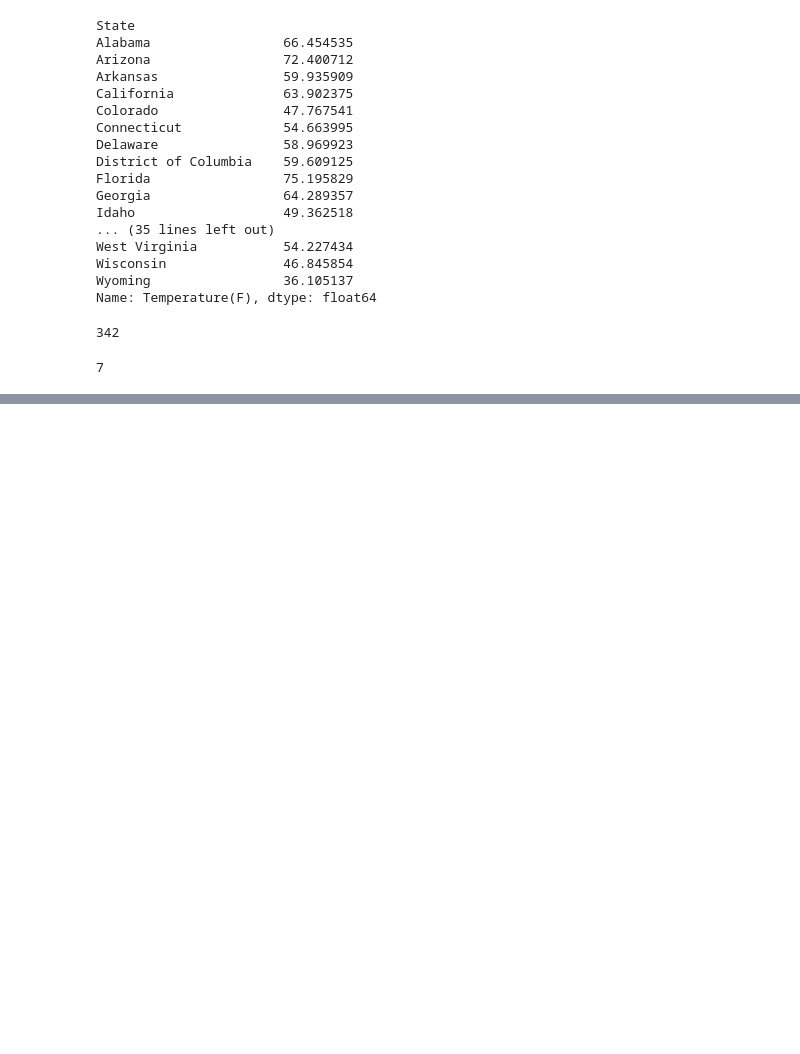
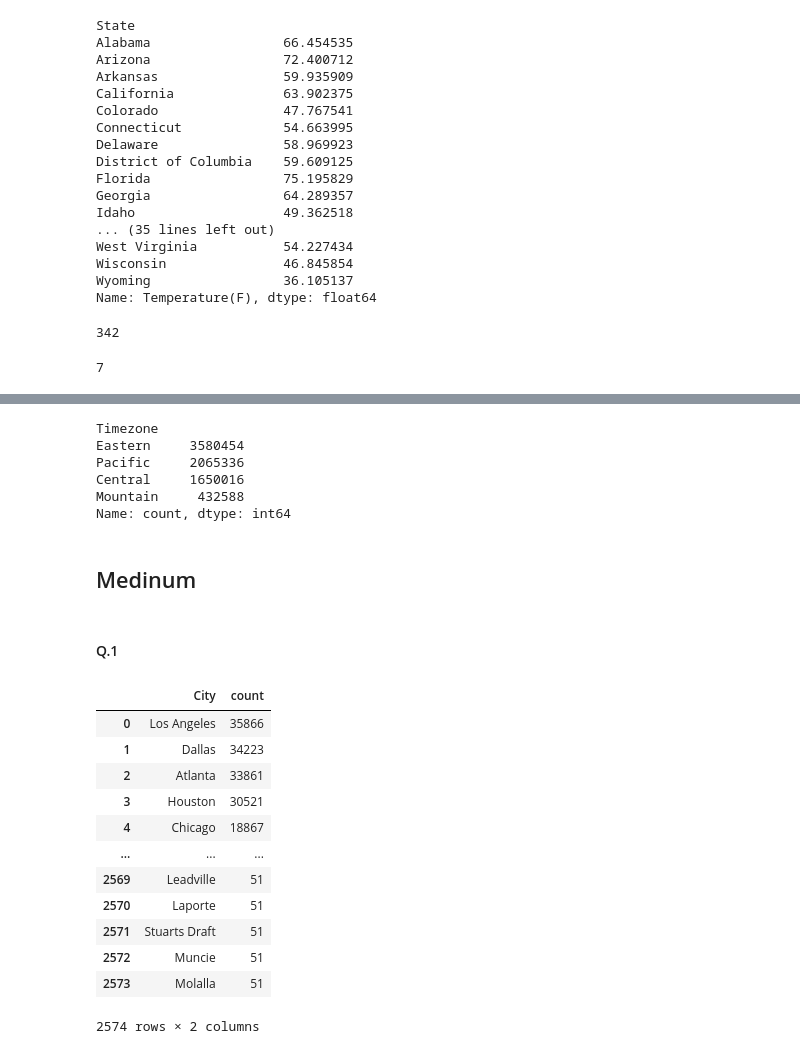
Before and after one commit to Precipitation-Rain/US-Accidents-Case-Study, a Jupyter notebook: Inspection.ipynb, the cells around one changed output, grey strips where cells are left out. Saved outputs shown, nothing was run; the diff lists cells and outputs as text; code cells hidden in the pictures; blank space fills up the shorter version.

```diff
--- a/Inspection.ipynb
+++ b/Inspection.ipynb
@@ -488,0 +585,34 @@ Index(['Unnamed: 0', 'ID', 'Source', 'Severity', 'Start_Time', 'End_Time',
+# %%
+# Q 30)
+df['Timezone'].value_counts()
+# %% [output]
+Timezone
+Eastern     3580454
+Pacific     2065336
+Central     1650016
+Mountain     432588
+Name: count, dtype: int64
+# %% [markdown]
+## Medinum
+# %% [markdown]
+#### Q.1
+# %%
+temp_df = df[df['Severity'].isin([3,4])]['City'].value_counts().reset_index()
+# %%
+temp_df = temp_df[temp_df['count'] > 50]
+# %%
+temp_df
+# %% [output]
+|  | City | count |
+| 0 | Los Angeles | 35866 |
+| 1 | Dallas | 34223 |
+| 2 | Atlanta | 33861 |
+| 3 | Houston | 30521 |
+| 4 | Chicago | 18867 |
+| ... | ... | ... |
+| 2569 | Leadville | 51 |
+| 2570 | Laporte | 51 |
+| 2571 | Stuarts Draft | 51 |
+| 2572 | Muncie | 51 |
+| 2573 | Molalla | 51 |
+2574 rows × 2 columns
```
Also changed, not shown: parts of 35 cells of this notebook, 1 other file.
